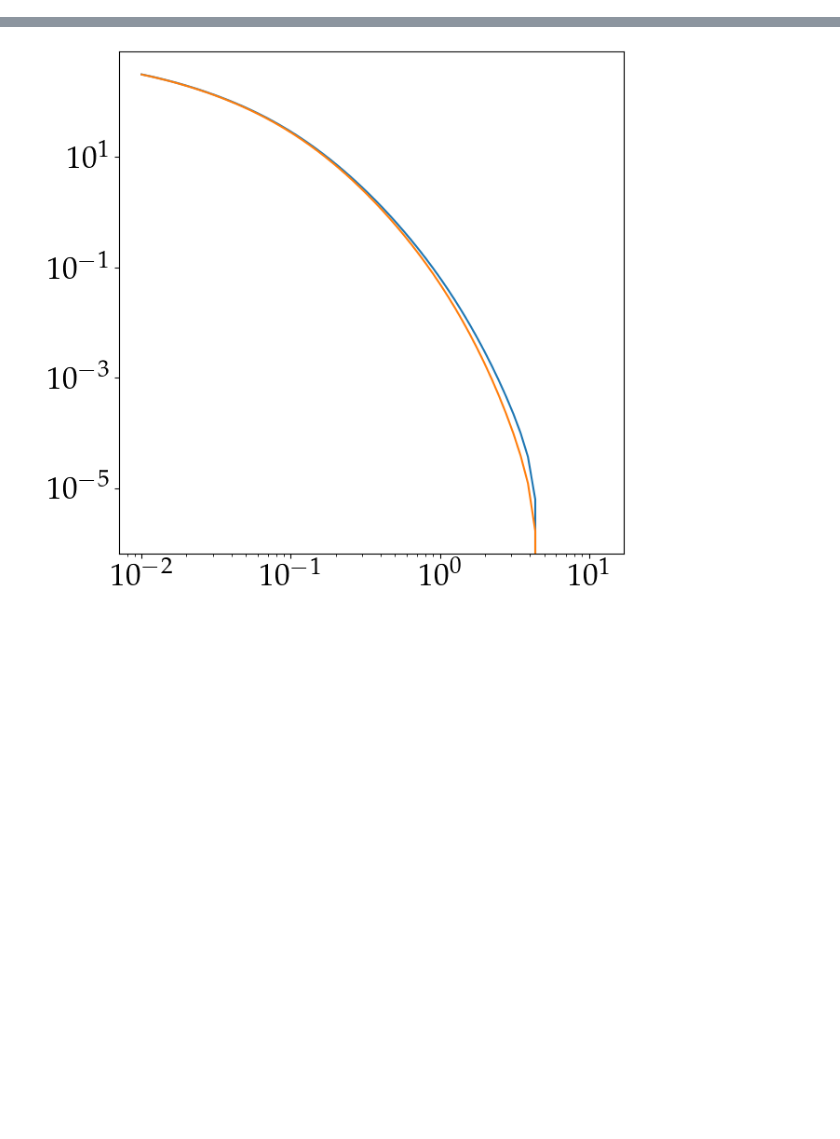
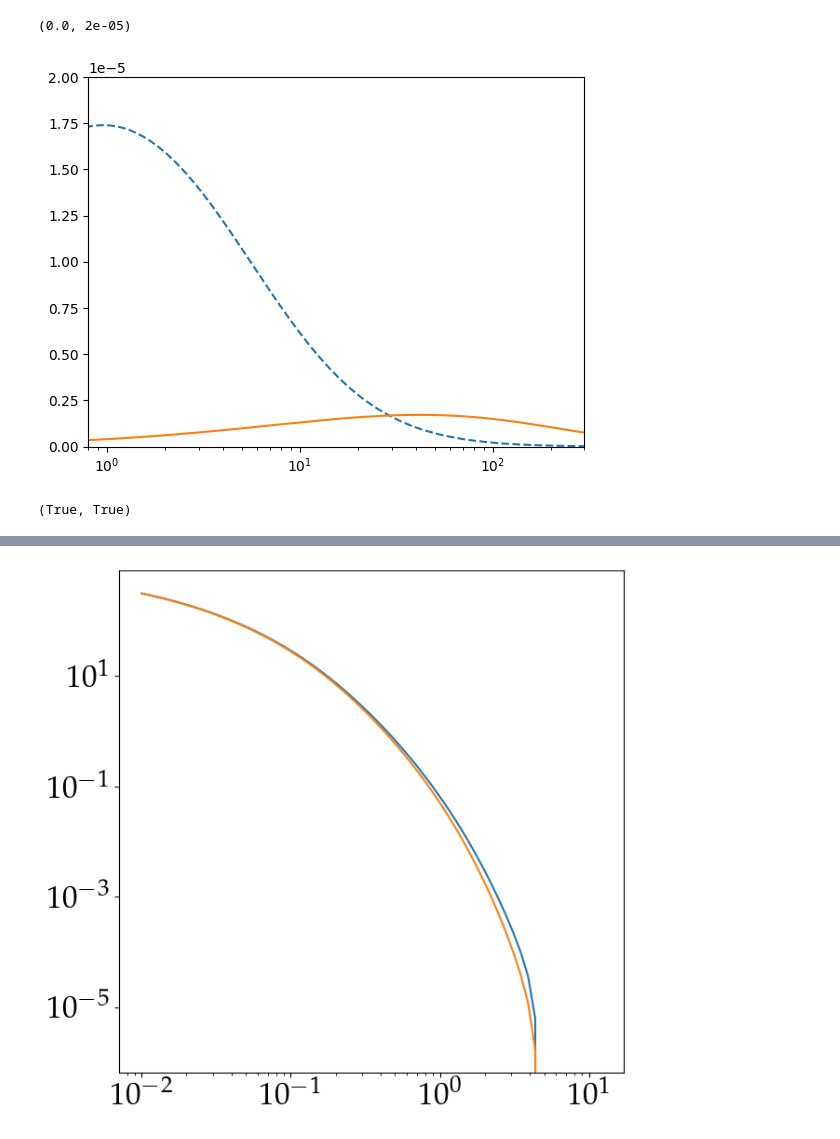
Before and after one commit to shivampcosmo/GODMAX, a Jupyter notebook: notebooks/call_BCMP_jit.ipynb, the cells around one changed output, grey strips where cells are left out. Cells and saved outputs as stored; diff of their text form; code cells hidden in the pictures; blank space fills up the shorter version.

```diff
--- a/notebooks/call_BCMP_jit.ipynb
+++ b/notebooks/call_BCMP_jit.ipynb
@@ -110,0 +174,17 @@ fsigma = setup_power_BCMP_test.fsigma_Mz_mat[0,:]
+# %%
+# get_power_BCMP_test.p_logc_Mz.shape
+pl.figure()
+pl.plot(get_corrfunc_BCMP_test.theta_out_arcmin, get_corrfunc_BCMP_test.xim_1h_mat[3,3,:], ls='--')
+pl.plot(get_corrfunc_BCMP_test.theta_out_arcmin, get_corrfunc_BCMP_test.xim_2h_mat[3,3,:], ls='-')
+pl.xscale('log')
+pl.xlim(0.8,300)
+pl.ylim(0.0,2e-5)
+# pl.yscale('log')
+# %% [output]
+(0.0, 2e-05)
+[figure, added]
+# %%
+# check if all the elements are finite
+np.all(np.isfinite(setup_power_BCMP_test.uk_dmb)), np.all(np.isfinite(setup_power_BCMP_test.uk_nfw))
+# %% [output]
+(True, True)
```
Also changed, not shown: parts of 40 cells of this notebook, 6 other files.
